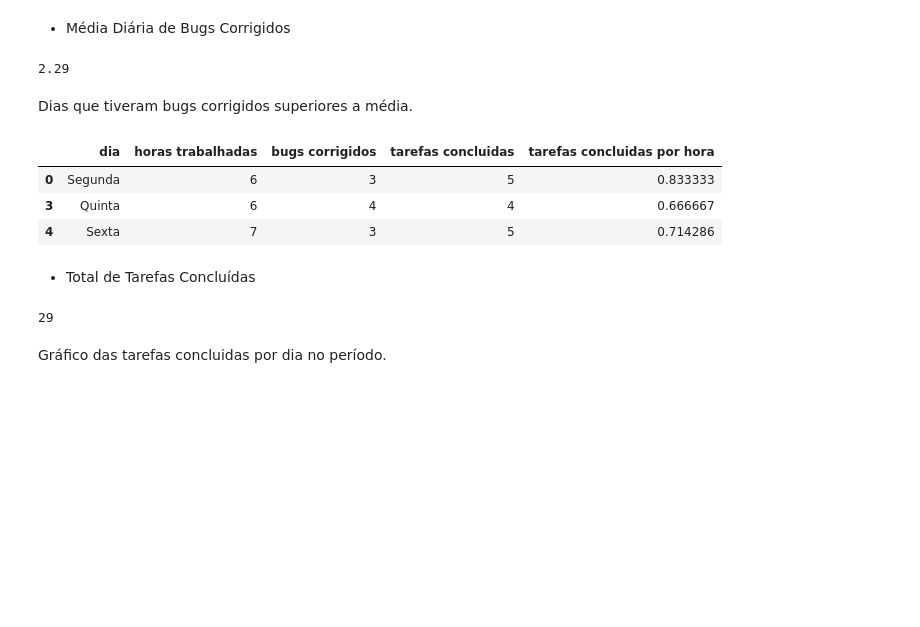
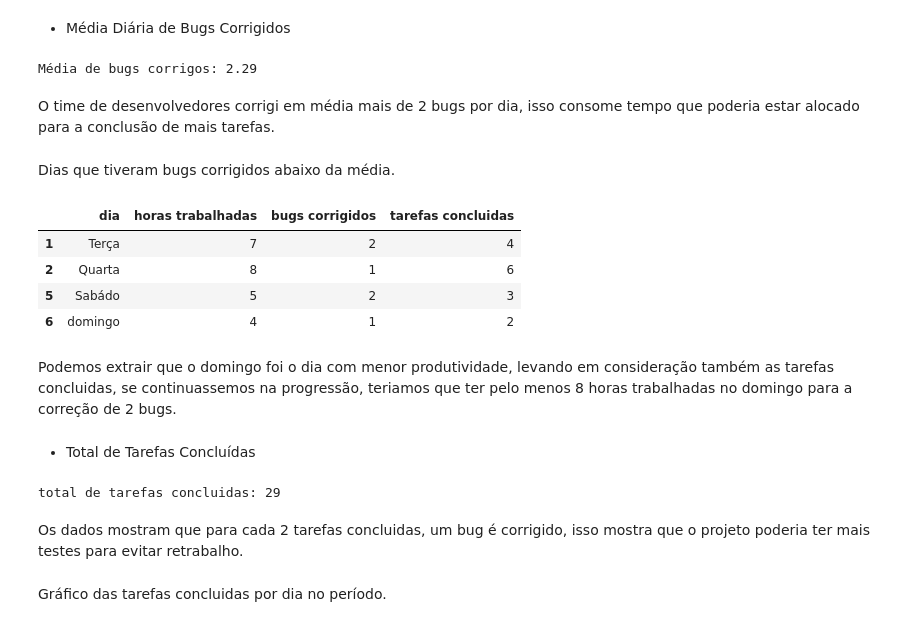
Before and after one commit to denysonbrito/projeto_individual_modulo4, a Jupyter notebook: Arquivo/Atividade_individual_modulo4.ipynb, the cells around one changed output. Drawn from its saved outputs; the diff is of its cells as text; code cells hidden in the pictures; blank space fills up the shorter version.

```diff
--- a/Arquivo/Atividade_individual_modulo4.ipynb
+++ b/Arquivo/Atividade_individual_modulo4.ipynb
@@ -97,25 +179,32 @@ df_relatorio.plot(y='bugs corrigidos',x = 'dia', kind='line')
 - Média Diária de Bugs Corrigidos
 # %%
 media_bugs =df_relatorio['bugs corrigidos'].mean().round(2)
-media_bugs
+print(f'Média de bugs corrigos: {media_bugs}')
 # %% [output]
-2.29
+Média de bugs corrigos: 2.29
+# %% [markdown]
+O time de desenvolvedores corrigi em média mais de 2 bugs por dia, isso consome tempo que poderia estar alocado para a conclusão de mais tarefas.
 # %% [markdown]
-Dias que tiveram bugs corrigidos superiores a média.
+Dias que tiveram bugs corrigidos abaixo da média.
 # %%
-df_relatorio.loc[(df_relatorio['bugs corrigidos'] > media_bugs)]
+df_relatorio.loc[(df_relatorio['bugs corrigidos'] < media_bugs)]
 # %% [output]
-|  | dia | horas trabalhadas | bugs corrigidos | tarefas concluidas | tarefas concluidas por hora |
-| 0 | Segunda | 6 | 3 | 5 | 0.833333 |
-| 3 | Quinta | 6 | 4 | 4 | 0.666667 |
-| 4 | Sexta | 7 | 3 | 5 | 0.714286 |
+|  | dia | horas trabalhadas | bugs corrigidos | tarefas concluidas |
+| 1 | Terça | 7 | 2 | 4 |
+| 2 | Quarta | 8 | 1 | 6 |
+| 5 | Sabádo | 5 | 2 | 3 |
+| 6 | domingo | 4 | 1 | 2 |
+# %% [markdown]
+Podemos extrair que o domingo foi o dia com menor produtividade, levando em consideração também as tarefas concluidas, se continuassemos na progressão, teriamos que ter pelo menos 8 horas trabalhadas no domingo para a correção de 2 bugs.
 # %% [markdown]
 - Total de Tarefas Concluídas
 # %%
 total_tarefas_concluidas = df_relatorio['tarefas concluidas'].sum()
-total_tarefas_concluidas
+print(f'total de tarefas concluidas: {total_tarefas_concluidas}')
 # %% [output]
-29
+total de tarefas concluidas: 29
+# %% [markdown]
+Os dados mostram que para cada 2 tarefas concluidas, um bug é corrigido, isso mostra que o projeto poderia ter mais testes para evitar retrabalho.
 # %% [markdown]
 Gráfico das tarefas concluidas por dia no período.
 # %%
```
Also changed, not shown: parts of 42 cells of this notebook.
